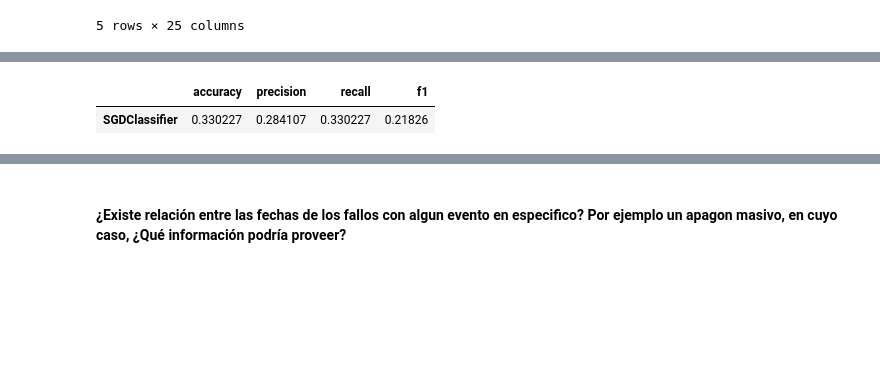
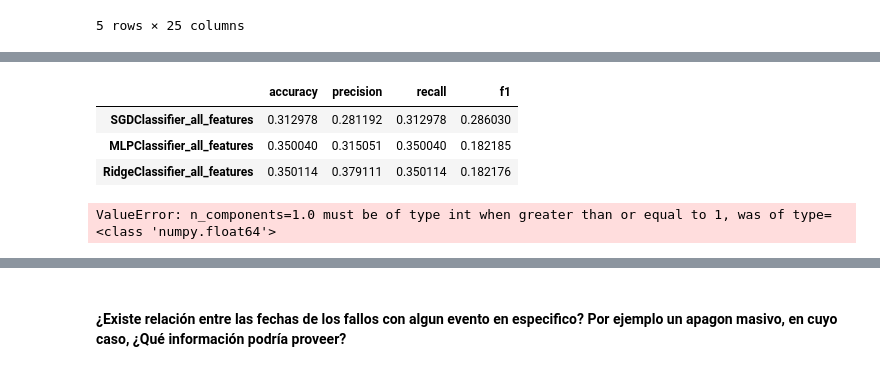
Before and after one commit to Brami01/TIC_Project_PM, a Jupyter notebook: main.ipynb, the cells around one changed output, grey strips where cells are left out. Saved outputs shown, nothing was run; the diff lists cells and outputs as text; code cells hidden in the pictures; blank space fills up the shorter version.

Commit message:
checking PCA values

```diff
--- a/main.ipynb
+++ b/main.ipynb
@@ -571,9 +556,0 @@ for classifier in classifiers:
-# %%
-X = telemetry_train[features]
-X = StandardScaler().fit_transform(X)
-X = PCA(n_components=2).fit_transform(X)
-y = telemetry_train['model']
-X_train, X_test, y_train, y_test = train_test_split(X, y, test_size=test_size, random_state=69, shuffle=False)
-
-for classifier in classifiers:
-    scores = getClassifierScores(classifier, scores, 'features__PCA', X_train, X_test, y_train, y_test)
@@ -585,31 +556,0 @@ for classifier in classifiers:
-# %%
-def getClassifierScoresType(scores, feat, X, y):
-    X_train, X_test, y_train, y_test = train_test_split(X, y, test_size=test_size, random_state=69, shuffle=False)
-    for classifier in classifiers:
-        scores = getClassifierScores(classifier, scores, feat, X_train, X_test, y_train, y_test)
-
-    X_rbf = RBFSampler().fit_transform(X)
-    X_rbf_train, X_rbf_test, y_rbf_train, y_rbf_test = train_test_split(X_rbf, y, test_size=test_size, random_state=69, shuffle=False)
-    for classifier in classifiers:
-        scores = getClassifierScores(classifier, scores, (feat + '_RBFSampler'), X_rbf_train, X_rbf_test, y_rbf_train, y_rbf_test)
-    return scores
-# %%
-X = telemetry_train[telemetry_features]
-X = StandardScaler().fit_transform(X)
-y = telemetry_train['model']
-scores = getClassifierScoresType(scores, 'telemetry', X, y)
-
-X = telemetry_train[features]
-X = StandardScaler().fit_transform(X)
-y = telemetry_train['model']
-scores = getClassifierScoresType(scores, 'features', X, y)
-
-X = telemetry_train[features]
-X = StandardScaler().fit_transform(X)
-X = PCA(n_components=2).fit_transform(X)
-y = telemetry_train['model']
-scores = getClassifierScoresType(scores, 'features_PCA', X, y)
-scores
-# %% [output]
-|  | accuracy | precision | recall | f1 |
-| SGDClassifier | 0.330227 | 0.284107 | 0.330227 | 0.21826 |
@@ -615,0 +563,10 @@ scores
+# %%
+X = telemetry_train[all_features]
+X = StandardScaler().fit_transform(X)
+classifiers_scores = getClassifierScoresType(classifiers_scores, 'all_features', X, y)
+classifiers_scores
+# %% [output]
+|  | accuracy | precision | recall | f1 |
+| SGDClassifier_all_features | 0.312978 | 0.281192 | 0.312978 | 0.286030 |
+| MLPClassifier_all_features | 0.350040 | 0.315051 | 0.350040 | 0.182185 |
+| RidgeClassifier_all_features | 0.350114 | 0.379111 | 0.350114 | 0.182176 |
@@ -616,3 +575,12 @@ scores
+# %%
+for n_components in np.linspace(0.85, 0.99, num=5, endpoint=False):
+    X = telemetry_train[all_features]
+    X = StandardScaler().fit_transform(X)
+    X = PCA(n_components=n_components).fit_transform(X)
+    classifiers_scores = getClassifierScoresType(classifiers_scores, ('all_features_PCA_' + str(n_components)), X, y)
+classifiers_scores
+# %% [output]
+ValueError: n_components=1.0 must be of type int when greater than or equal to 1, was of type=<class 'numpy.float64'>
 # %%
 plt.figure(figsize=(10,5))
 plt.bar(maint.groupby('comp').count().index, maint.groupby('comp').count()['machineID'])
```
Also changed, not shown: parts of 18 cells of this notebook.
